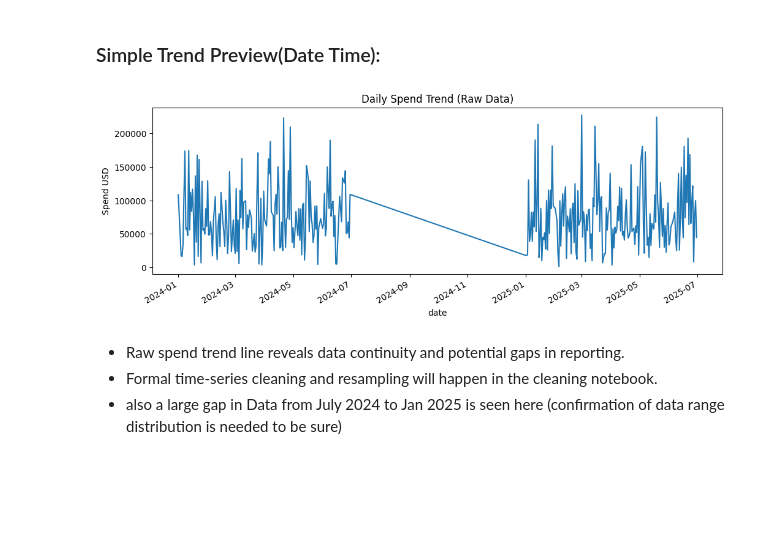
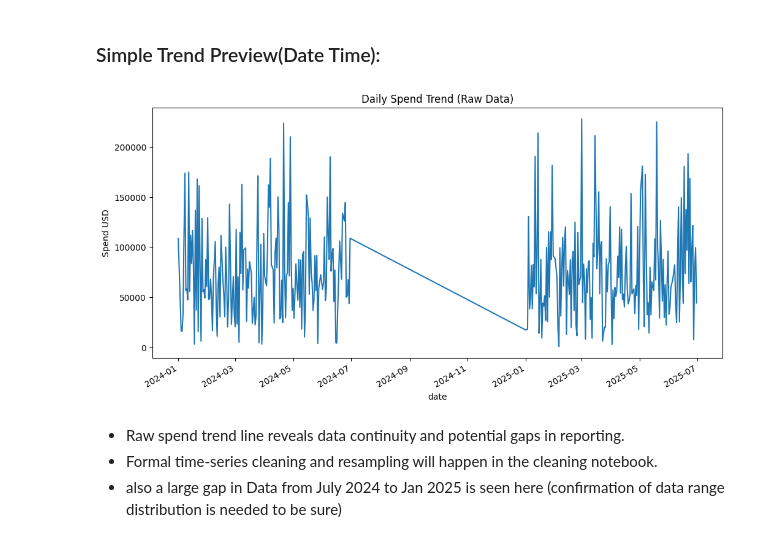
Before and after one commit to Playful-Cloud/Marketing_Campaign_Analysis_and_Optimization, a Jupyter notebook: notebooks/02_data_quality.ipynb, the cells around one changed output. Cells and saved outputs as stored; diff of their text form; code cells hidden in the pictures; blank space fills up the shorter version.

```diff
--- a/notebooks/02_data_quality.ipynb
+++ b/notebooks/02_data_quality.ipynb
@@ -189,8 +189,8 @@ Index(['campaign_id', 'campaign_name', 'start_date', 'end_date', 'channel',
 #The new columns: dataset_year
 #This is for me to know which observation is from sinc ei have 2 csv files
 
-df1["dataset_year"] = 2024
-df2["dataset_year"] = 2025
+df1["data_source"] = "H1_2024"
+df2["data_source"] = "H1_2025"
 # %%
 # VAlIDATE NEW COLUMN MARKER
 
@@ -511,12 +515,13 @@ So clicks are valid here too
 # %%
 df['date'] = pd.to_datetime(df['start_date'], errors='coerce')
 
-df.groupby('date')['spend_usd'].sum().plot(figsize=(12,4))
+df.groupby('date')['spend_usd'].sum().plot(figsize=(12,6))
+
 plt.title("Daily Spend Trend (Raw Data)")
 plt.ylabel("Spend USD")
 plt.show()
 # %% [output]
-[figure, old version]
+[figure, new version]
 # %% [markdown]
 - Raw spend trend line reveals data continuity and potential gaps in reporting.
 - Formal time-series cleaning and resampling will happen in the cleaning notebook.
```
Also changed, not shown: parts of 11 cells of this notebook, 8 other files.
